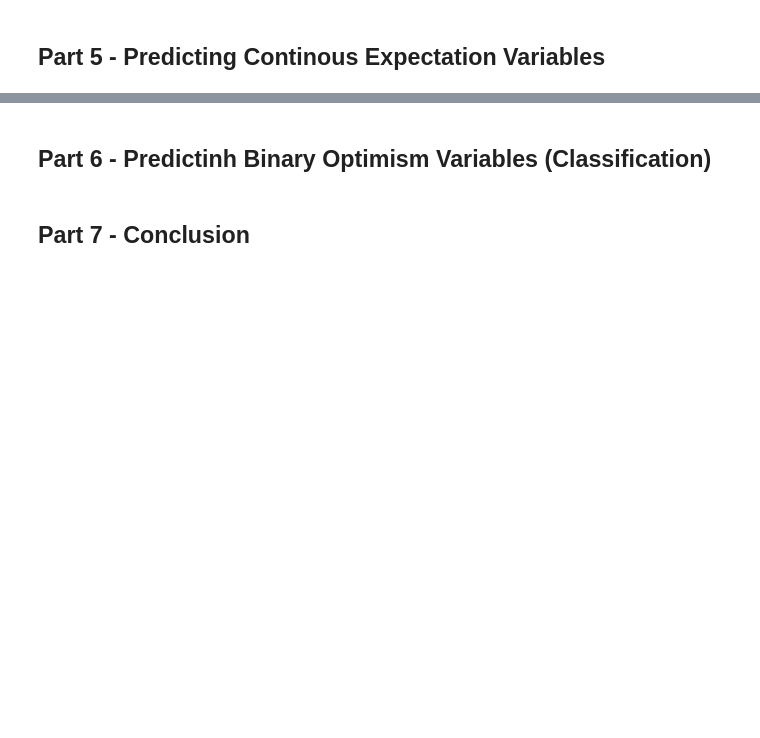
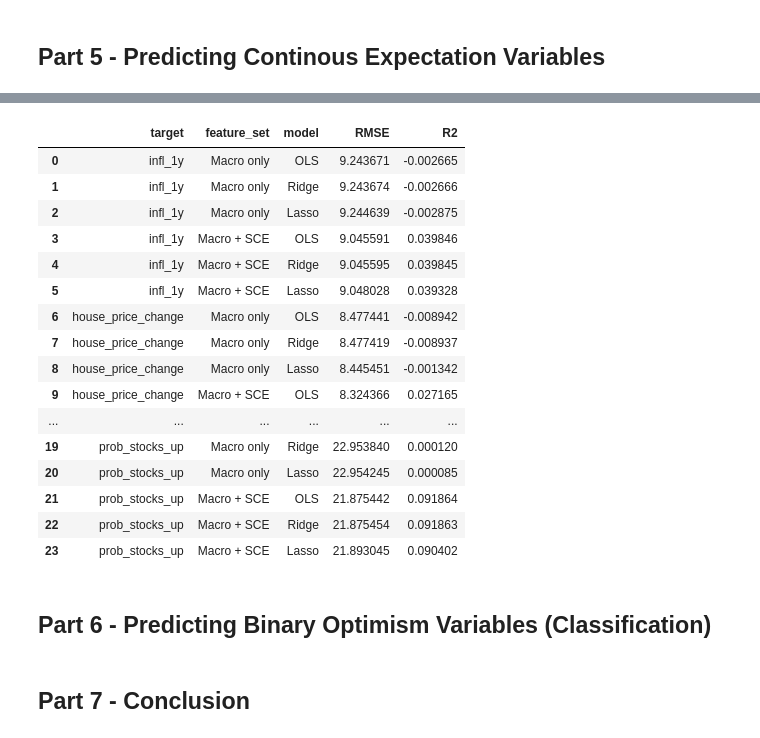
Before and after one commit to MHS17-NHH/FIE463-V26, a Jupyter notebook: data/solution.ipynb, the cells around one changed output, grey strips where cells are left out. Drawn from its saved outputs; the diff is of its cells as text; code cells hidden in the pictures; blank space fills up the shorter version.

Commit message:
Part 5 er kaos

```diff
--- a/data/solution.ipynb
+++ b/data/solution.ipynb
@@ -622,0 +802,21 @@ Correlations with prob_stocks_up:
+# %%
+FEATURE_SETS = {
+    "Macro only":  MACRO_PREDS,
+    "Macro + SCE": ALL_PREDS,
+}
+
+TARGETS = ["infl_1y", "house_price_change", "prob_unrate_up", "prob_stocks_up"]
+
+dates_train_mask = sce_data["date"].dt.year < 2024
+dates_test_mask  = sce_data["date"].dt.year == 2024
+
+train = sce_data[dates_train_mask].copy()
+test  = sce_data[dates_test_mask].copy()
+
+X_train_full = train[ALL_PREDS]
+y_train_full = train[TARGETS]
+X_test_full  = test[ALL_PREDS]
+y_test_full  = test[TARGETS]
+
+dates_train = train["date"]
+dates_test  = test["date"]
@@ -622,0 +903,21 @@ Correlations with prob_stocks_up:
+# %%
+results_df = pd.DataFrame(all_metrics)
+results_df
+# %% [output]
+|  | target | feature_set | model | RMSE | R2 |
+| 0 | infl_1y | Macro only | OLS | 9.243671 | -0.002665 |
+| 1 | infl_1y | Macro only | Ridge | 9.243674 | -0.002666 |
+| 2 | infl_1y | Macro only | Lasso | 9.244639 | -0.002875 |
+| 3 | infl_1y | Macro + SCE | OLS | 9.045591 | 0.039846 |
+| 4 | infl_1y | Macro + SCE | Ridge | 9.045595 | 0.039845 |
+| 5 | infl_1y | Macro + SCE | Lasso | 9.048028 | 0.039328 |
+| 6 | house_price_change | Macro only | OLS | 8.477441 | -0.008942 |
+| 7 | house_price_change | Macro only | Ridge | 8.477419 | -0.008937 |
+| 8 | house_price_change | Macro only | Lasso | 8.445451 | -0.001342 |
+| 9 | house_price_change | Macro + SCE | OLS | 8.324366 | 0.027165 |
+| ... | ... | ... | ... | ... | ... |
+| 19 | prob_stocks_up | Macro only | Ridge | 22.953840 | 0.000120 |
+| 20 | prob_stocks_up | Macro only | Lasso | 22.954245 | 0.000085 |
+| 21 | prob_stocks_up | Macro + SCE | OLS | 21.875442 | 0.091864 |
+| 22 | prob_stocks_up | Macro + SCE | Ridge | 21.875454 | 0.091863 |
+| 23 | prob_stocks_up | Macro + SCE | Lasso | 21.893045 | 0.090402 |
@@ -623,4 +1048,4 @@ Correlations with prob_stocks_up:
 # %% [markdown]
-## Part 6 - Predictinh Binary Optimism Variables (Classification)
+## Part 6 - Predicting Binary Optimism Variables (Classification)
 # %% [markdown]
 ## Part 7 - Conclusion
```
Also changed, not shown: parts of 19 cells of this notebook.
